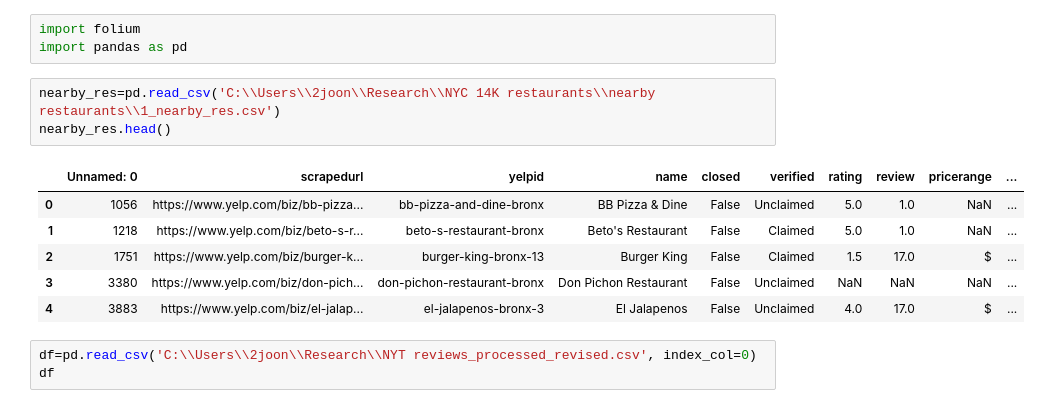
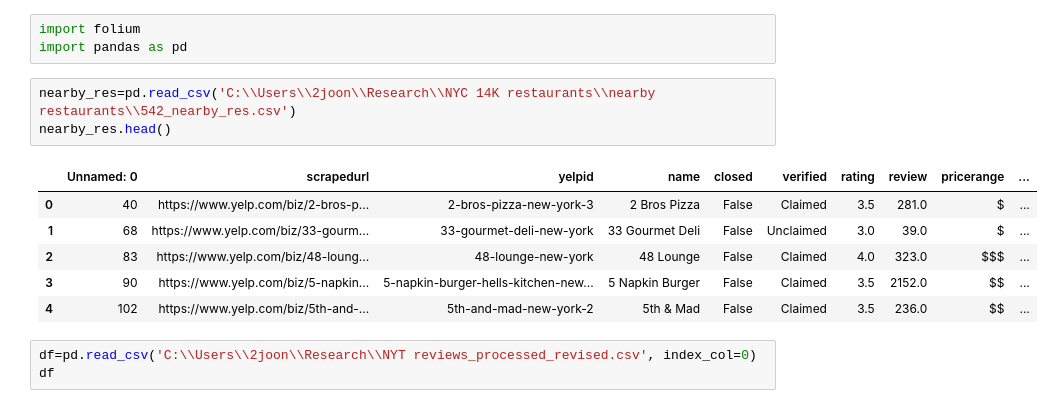
Before and after one commit to 2joonh2/KCB-Mealtable, a Jupyter notebook: folium demo.ipynb, the cells around one changed output. Cells and saved outputs as stored; diff of their text form.

```diff
--- a/folium demo.ipynb
+++ b/folium demo.ipynb
@@ -2,15 +2,15 @@
 import folium
 import pandas as pd
 # %%
-nearby_res=pd.read_csv('C:\\Users\\2joon\\Research\\NYC 14K restaurants\\nearby restaurants\\1_nearby_res.csv')
+nearby_res=pd.read_csv('C:\\Users\\2joon\\Research\\NYC 14K restaurants\\nearby restaurants\\542_nearby_res.csv')
 nearby_res.head()
 # %% [output]
 |  | Unnamed: 0 | scrapedurl | yelpid | name | closed | verified | rating | review | pricerange | ... |
-| 0 | 1056 | https://www.yelp.com/biz/bb-pizza... | bb-pizza-and-dine-bronx | BB Pizza & Dine | False | Unclaimed | 5.0 | 1.0 | NaN | ... |
-| 1 | 1218 | https://www.yelp.com/biz/beto-s-r... | beto-s-restaurant-bronx | Beto's Restaurant | False | Claimed | 5.0 | 1.0 | NaN | ... |
-| 2 | 1751 | https://www.yelp.com/biz/burger-k... | burger-king-bronx-13 | Burger King | False | Claimed | 1.5 | 17.0 | $ | ... |
-| 3 | 3380 | https://www.yelp.com/biz/don-pich... | don-pichon-restaurant-bronx | Don Pichon Restaurant | False | Unclaimed | NaN | NaN | NaN | ... |
-| 4 | 3883 | https://www.yelp.com/biz/el-jalap... | el-jalapenos-bronx-3 | El Jalapenos | False | Unclaimed | 4.0 | 17.0 | $ | ... |
+| 0 | 40 | https://www.yelp.com/biz/2-bros-p... | 2-bros-pizza-new-york-3 | 2 Bros Pizza | False | Claimed | 3.5 | 281.0 | $ | ... |
+| 1 | 68 | https://www.yelp.com/biz/33-gourm... | 33-gourmet-deli-new-york | 33 Gourmet Deli | False | Unclaimed | 3.0 | 39.0 | $ | ... |
+| 2 | 83 | https://www.yelp.com/biz/48-loung... | 48-lounge-new-york | 48 Lounge | False | Claimed | 4.0 | 323.0 | $$$ | ... |
+| 3 | 90 | https://www.yelp.com/biz/5-napkin... | 5-napkin-burger-hells-kitchen-new... | 5 Napkin Burger | False | Claimed | 3.5 | 2152.0 | $$ | ... |
+| 4 | 102 | https://www.yelp.com/biz/5th-and-... | 5th-and-mad-new-york-2 | 5th & Mad | False | Claimed | 3.5 | 236.0 | $$ | ... |
 # %%
 df=pd.read_csv('C:\\Users\\2joon\\Research\\NYT reviews_processed_revised.csv', index_col=0)
 df
```
Also changed, not shown: 6 other files.
